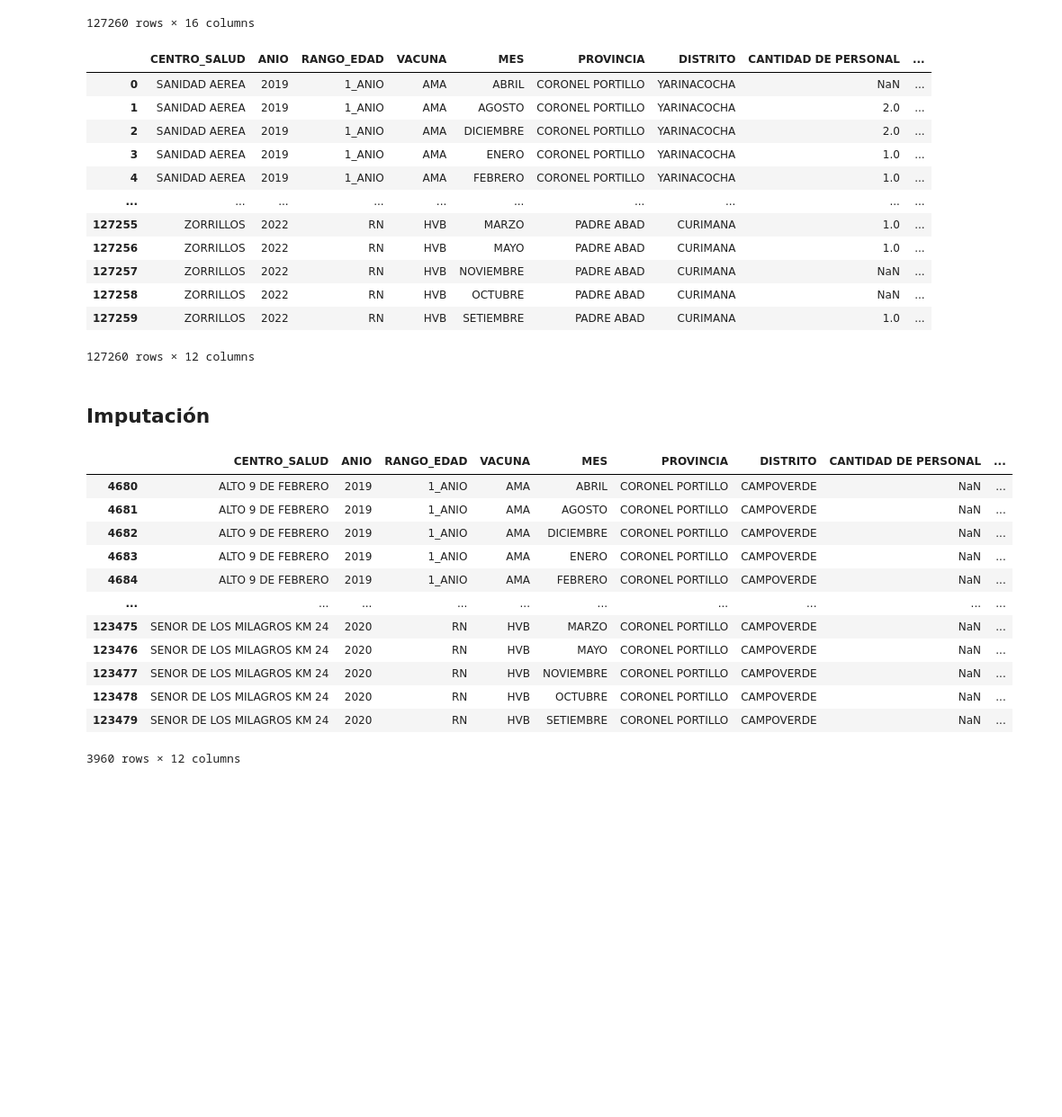
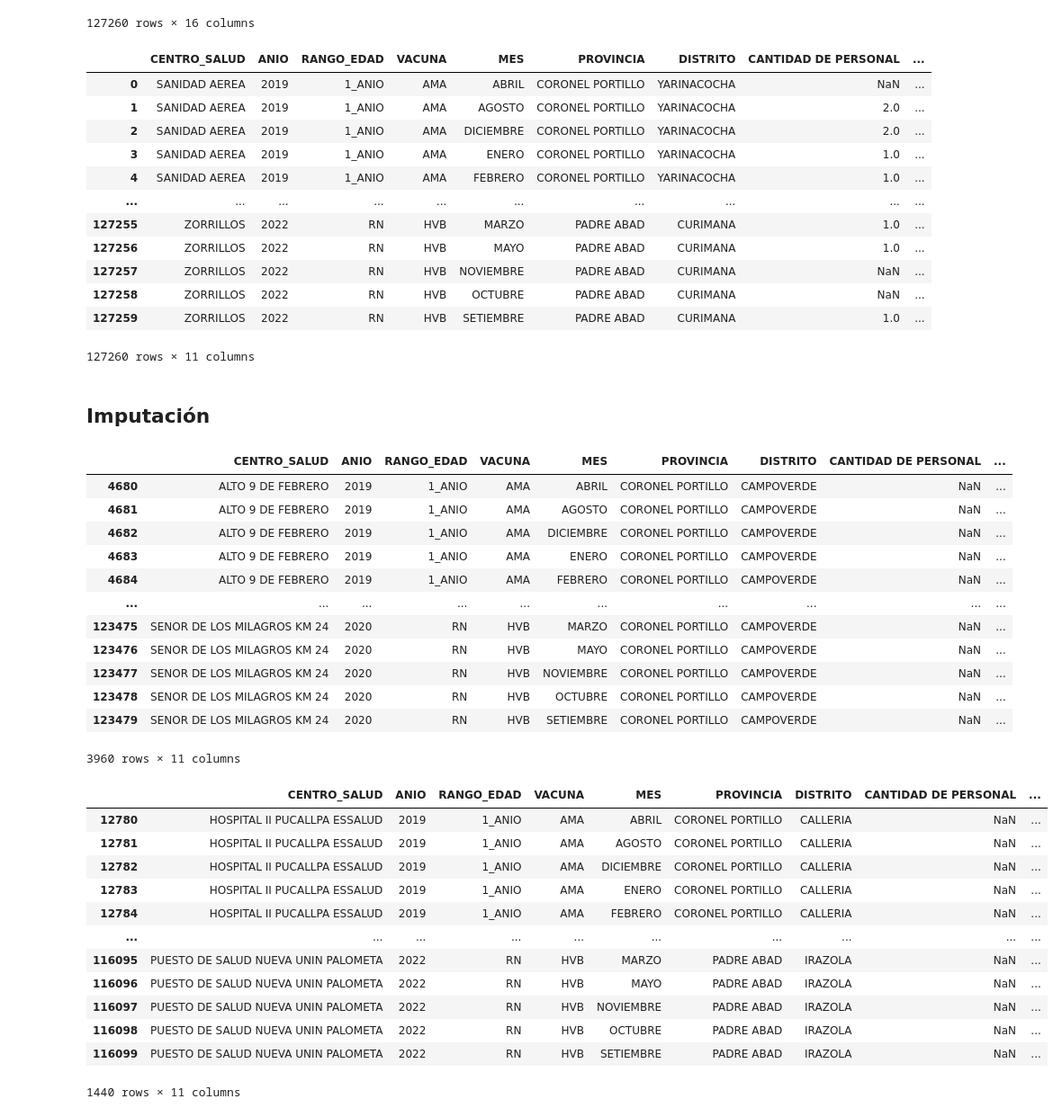
Before and after one commit to lulloaX/group3_unicef, a Jupyter notebook: Scripts/EDA.ipynb, the cells around one changed output. Shown at 90% size. Saved outputs shown, nothing was run; the diff lists cells and outputs as text; code cells hidden in the pictures; blank space fills up the shorter version.

```diff
--- a/Scripts/EDA.ipynb
+++ b/Scripts/EDA.ipynb
@@ -283,7 +283,7 @@ df_ucayali
 127260 rows × 16 columns
 # %%
 # drop innecesary columns:
-df_ucayali.drop(labels =["RED", "MICRORRED", "COBERTURA", "DEPARTAMENTO"], axis = 1,  inplace = True)
+df_ucayali.drop(labels =["RED", "MICRORRED", "COBERTURA", "DEPARTAMENTO", "%"], axis = 1,  inplace = True)
 # %%
 df_ucayali.to_csv("../Dataset/Ucayali/withoutsomecolums.csv")
 # %%
@@ -301,13 +301,14 @@ df_ucayali
 | 127257 | ZORRILLOS | 2022 | RN | HVB | NOVIEMBRE | PADRE ABAD | CURIMANA | NaN | ... |
 | 127258 | ZORRILLOS | 2022 | RN | HVB | OCTUBRE | PADRE ABAD | CURIMANA | NaN | ... |
 | 127259 | ZORRILLOS | 2022 | RN | HVB | SETIEMBRE | PADRE ABAD | CURIMANA | 1.0 | ... |
-127260 rows × 12 columns
+127260 rows × 11 columns
 # %% [markdown]
 ## Imputación
 # %%
 df_ucayali['CANTIDAD DE PERSONAL'] = df_ucayali.groupby(['ANIO', 'CENTRO_SALUD', "VACUNA"])['CANTIDAD DE PERSONAL'].transform(lambda x: x.fillna(x.max()))
 # %%
-df_ucayali[df_ucayali["CANTIDAD DE PERSONAL"].isna()]
+df_nans = df_ucayali[df_ucayali["CANTIDAD DE PERSONAL"].isna()]
+df_nans
 # %% [output]
 |  | CENTRO_SALUD | ANIO | RANGO_EDAD | VACUNA | MES | PROVINCIA | DISTRITO | CANTIDAD DE PERSONAL | ... |
 | 4680 | ALTO 9 DE FEBRERO | 2019 | 1_ANIO | AMA | ABRIL | CORONEL PORTILLO | CAMPOVERDE | NaN | ... |
@@ -321,5 +322,24 @@ df_ucayali[df_ucayali["CANTIDAD DE PERSONAL"].isna()]
 | 123477 | SENOR DE LOS MILAGROS KM 24 | 2020 | RN | HVB | NOVIEMBRE | CORONEL PORTILLO | CAMPOVERDE | NaN | ... |
 | 123478 | SENOR DE LOS MILAGROS KM 24 | 2020 | RN | HVB | OCTUBRE | CORONEL PORTILLO | CAMPOVERDE | NaN | ... |
 | 123479 | SENOR DE LOS MILAGROS KM 24 | 2020 | RN | HVB | SETIEMBRE | CORONEL PORTILLO | CAMPOVERDE | NaN | ... |
-3960 rows × 12 columns
+3960 rows × 11 columns
+# %%
+df_ucayali['CANTIDAD DE PERSONAL'] = df_ucayali.groupby(['CENTRO_SALUD', "VACUNA"])['CANTIDAD DE PERSONAL'].transform(lambda x: x.fillna(x.max()))
+# %%
+df_nans = df_ucayali[df_ucayali["CANTIDAD DE PERSONAL"].isna()]
+df_nans
+# %% [output]
+|  | CENTRO_SALUD | ANIO | RANGO_EDAD | VACUNA | MES | PROVINCIA | DISTRITO | CANTIDAD DE PERSONAL | ... |
+| 12780 | HOSPITAL II PUCALLPA ESSALUD | 2019 | 1_ANIO | AMA | ABRIL | CORONEL PORTILLO | CALLERIA | NaN | ... |
+| 12781 | HOSPITAL II PUCALLPA ESSALUD | 2019 | 1_ANIO | AMA | AGOSTO | CORONEL PORTILLO | CALLERIA | NaN | ... |
+| 12782 | HOSPITAL II PUCALLPA ESSALUD | 2019 | 1_ANIO | AMA | DICIEMBRE | CORONEL PORTILLO | CALLERIA | NaN | ... |
+| 12783 | HOSPITAL II PUCALLPA ESSALUD | 2019 | 1_ANIO | AMA | ENERO | CORONEL PORTILLO | CALLERIA | NaN | ... |
+| 12784 | HOSPITAL II PUCALLPA ESSALUD | 2019 | 1_ANIO | AMA | FEBRERO | CORONEL PORTILLO | CALLERIA | NaN | ... |
+| ... | ... | ... | ... | ... | ... | ... | ... | ... | ... |
+| 116095 | PUESTO DE SALUD NUEVA UNIN PALOMETA | 2022 | RN | HVB | MARZO | PADRE ABAD | IRAZOLA | NaN | ... |
+| 116096 | PUESTO DE SALUD NUEVA UNIN PALOMETA | 2022 | RN | HVB | MAYO | PADRE ABAD | IRAZOLA | NaN | ... |
+| 116097 | PUESTO DE SALUD NUEVA UNIN PALOMETA | 2022 | RN | HVB | NOVIEMBRE | PADRE ABAD | IRAZOLA | NaN | ... |
+| 116098 | PUESTO DE SALUD NUEVA UNIN PALOMETA | 2022 | RN | HVB | OCTUBRE | PADRE ABAD | IRAZOLA | NaN | ... |
+| 116099 | PUESTO DE SALUD NUEVA UNIN PALOMETA | 2022 | RN | HVB | SETIEMBRE | PADRE ABAD | IRAZOLA | NaN | ... |
+1440 rows × 11 columns
 # %%
```
Also changed, not shown: parts of 10 cells of this notebook, 4 other files.
